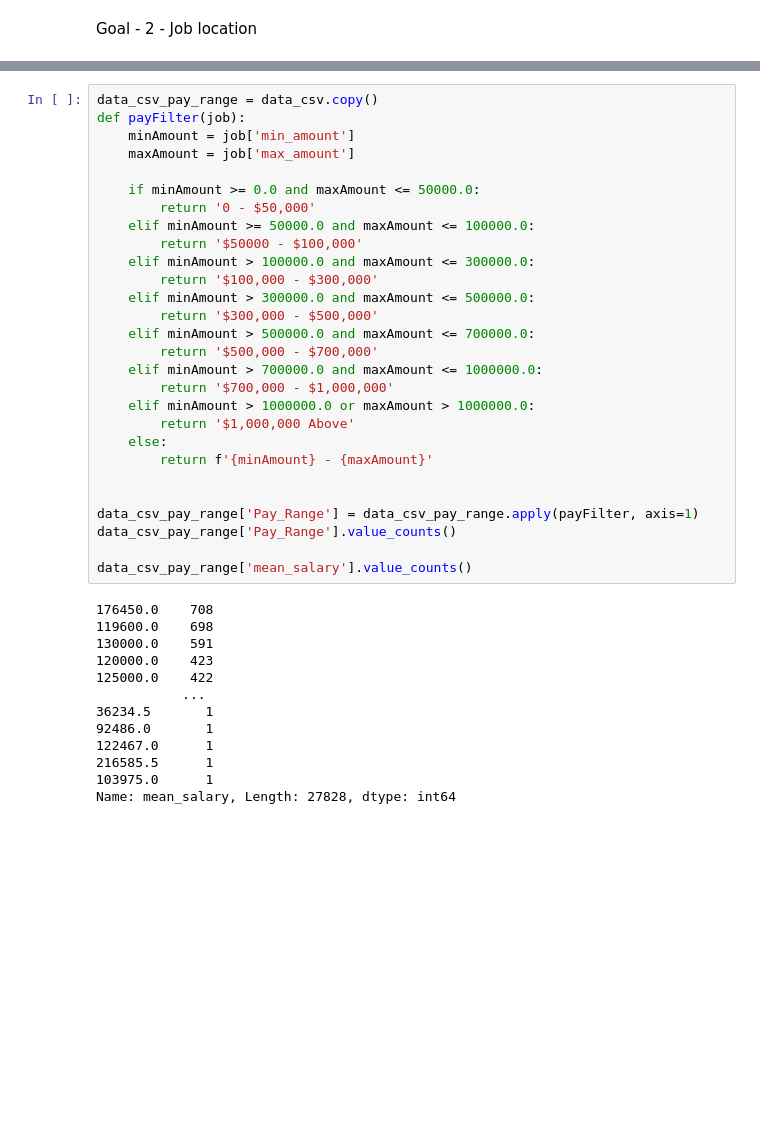
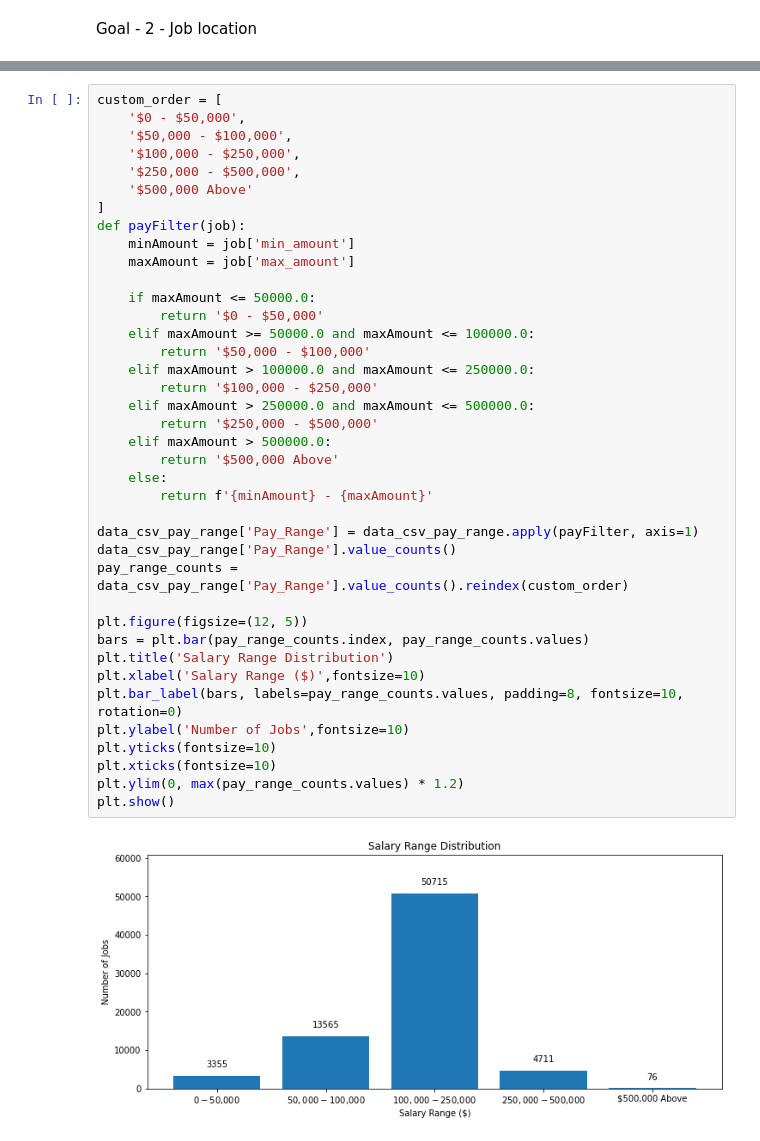
Before and after one commit to 18kdr/Data-Engineering, a Jupyter notebook: TechJobs/tech_job_analysis.ipynb, the cells around one changed output, grey strips where cells are left out. Cells and saved outputs as stored; diff of their text form; blank space fills up the shorter version.

```diff
--- a/TechJobs/tech_job_analysis.ipynb
+++ b/TechJobs/tech_job_analysis.ipynb
@@ -214,41 +201,41 @@ dtype: int64
 # %%
-data_csv_pay_range = data_csv.copy()
+custom_order = [
+    '$0 - $50,000',
+    '$50,000 - $100,000',
+    '$100,000 - $250,000',
+    '$250,000 - $500,000',
+    '$500,000 Above'
+]
 def payFilter(job):
     minAmount = job['min_amount']
     maxAmount = job['max_amount']
 
-    if minAmount >= 0.0 and maxAmount <= 50000.0:
-        return '0 - $50,000'
-    elif minAmount >= 50000.0 and maxAmount <= 100000.0:
-        return '$50000 - $100,000'
-    elif minAmount > 100000.0 and maxAmount <= 300000.0:
-        return '$100,000 - $300,000'
-    elif minAmount > 300000.0 and maxAmount <= 500000.0:
-        return '$300,000 - $500,000'
-    elif minAmount > 500000.0 and maxAmount <= 700000.0:
-        return '$500,000 - $700,000'
-    elif minAmount > 700000.0 and maxAmount <= 1000000.0:
-        return '$700,000 - $1,000,000'
-    elif minAmount > 1000000.0 or maxAmount > 1000000.0:
-        return '$1,000,000 Above'
+    if maxAmount <= 50000.0:
+        return '$0 - $50,000'
+    elif maxAmount >= 50000.0 and maxAmount <= 100000.0:
+        return '$50,000 - $100,000'
+    elif maxAmount > 100000.0 and maxAmount <= 250000.0:
+        return '$100,000 - $250,000'
+    elif maxAmount > 250000.0 and maxAmount <= 500000.0:
+        return '$250,000 - $500,000'
+    elif maxAmount > 500000.0:
+        return '$500,000 Above'
     else:
         return f'{minAmount} - {maxAmount}'
 
-
 data_csv_pay_range['Pay_Range'] = data_csv_pay_range.apply(payFilter, axis=1)
 data_csv_pay_range['Pay_Range'].value_counts()
+pay_range_counts = data_csv_pay_range['Pay_Range'].value_counts().reindex(custom_order)
 
-data_csv_pay_range['mean_salary'].value_counts()
+plt.figure(figsize=(12, 5))
+bars = plt.bar(pay_range_counts.index, pay_range_counts.values)
+plt.title('Salary Range Distribution')
+plt.xlabel('Salary Range ($)',fontsize=10)
+plt.bar_label(bars, labels=pay_range_counts.values, padding=8, fontsize=10, rotation=0)
+plt.ylabel('Number of Jobs',fontsize=10)
+plt.yticks(fontsize=10)
+plt.xticks(fontsize=10)
+plt.ylim(0, max(pay_range_counts.values) * 1.2)
+plt.show()
 # %% [output]
-176450.0    708
-119600.0    698
-130000.0    591
-120000.0    423
-125000.0    422
-           ...
-36234.5       1
-92486.0       1
-122467.0      1
-216585.5      1
-103975.0      1
-Name: mean_salary, Length: 27828, dtype: int64
+[figure, added]
```
Also changed, not shown: parts of 8 cells of this notebook, 2 other files.
